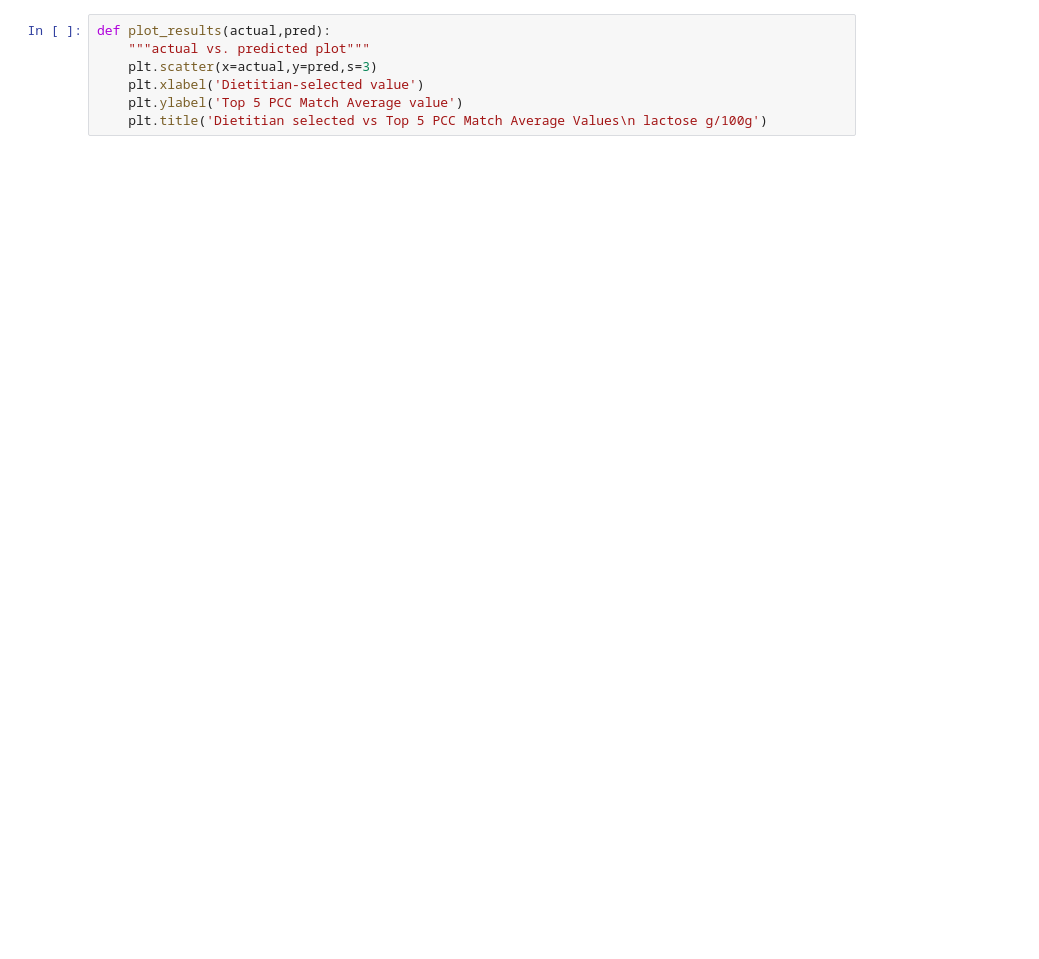
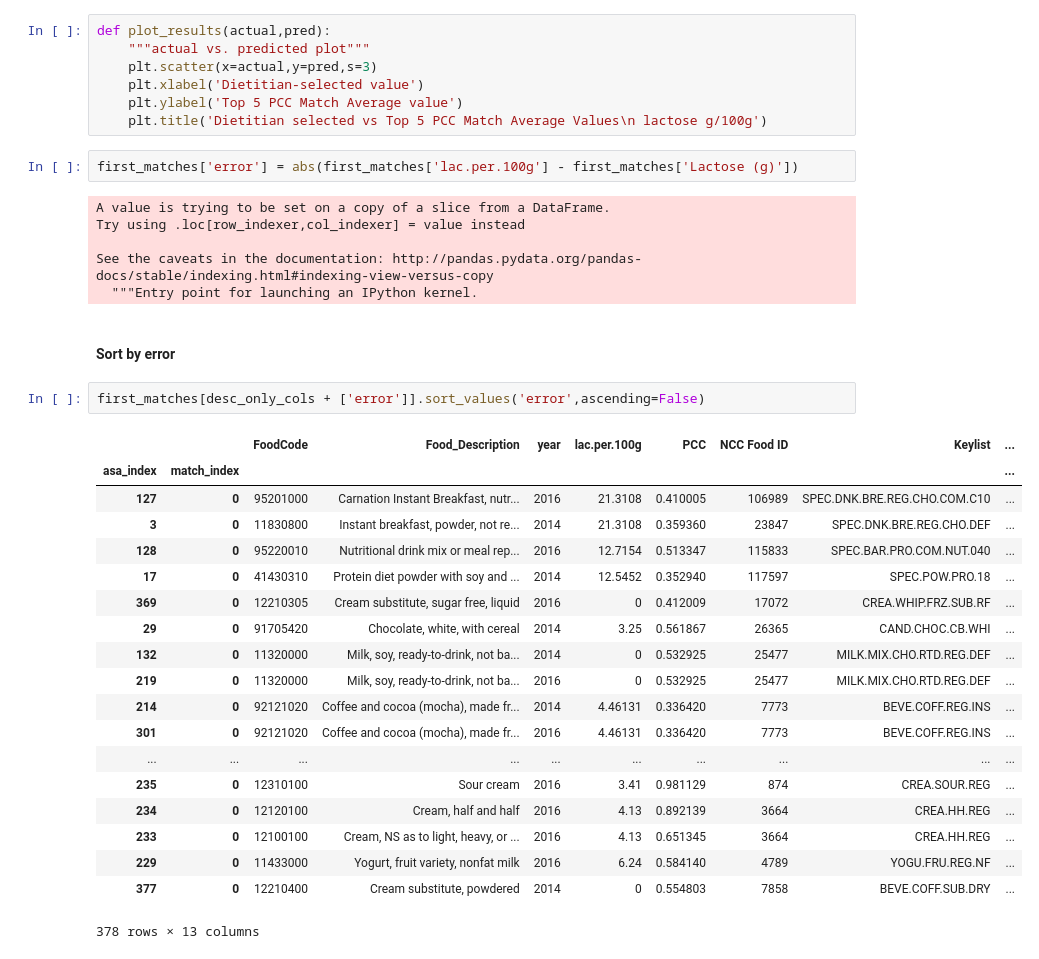
Before and after one commit to IBPA/dairy_matching, a Jupyter notebook: scripts/matching_pcc.ipynb, the cells around one changed output. Cells and saved outputs as stored; diff of their text form; blank space fills up the shorter version.

```diff
--- a/scripts/matching_pcc.ipynb
+++ b/scripts/matching_pcc.ipynb
@@ -370,3 +315,35 @@ def plot_results(actual,pred):
     plt.xlabel('Dietitian-selected value')
     plt.ylabel('Top 5 PCC Match Average value')
     plt.title('Dietitian selected vs Top 5 PCC Match Average Values\n lactose g/100g')
+# %%
+first_matches['error'] = abs(first_matches['lac.per.100g'] - first_matches['Lactose (g)'])
+# %% [output]
+A value is trying to be set on a copy of a slice from a DataFrame.
+Try using .loc[row_indexer,col_indexer] = value instead
+
+See the caveats in the documentation: http://pandas.pydata.org/pandas-docs/stable/indexing.html#indexing-view-versus-copy
+  """Entry point for launching an IPython kernel.
+# %% [markdown]
+#### Sort by error
+# %%
+first_matches[desc_only_cols + ['error']].sort_values('error',ascending=False)
+# %% [output]
+|  |  | FoodCode | Food_Description | year | lac.per.100g | PCC | NCC Food ID | Keylist | ... |
+| asa_index | match_index |  |  |  |  |  |  |  | ... |
+| 127 | 0 | 95201000 | Carnation Instant Breakfast, nutr... | 2016 | 21.3108 | 0.410005 | 106989 | SPEC.DNK.BRE.REG.CHO.COM.C10 | ... |
+| 3 | 0 | 11830800 | Instant breakfast, powder, not re... | 2014 | 21.3108 | 0.359360 | 23847 | SPEC.DNK.BRE.REG.CHO.DEF | ... |
+| 128 | 0 | 95220010 | Nutritional drink mix or meal rep... | 2016 | 12.7154 | 0.513347 | 115833 | SPEC.BAR.PRO.COM.NUT.040 | ... |
+| 17 | 0 | 41430310 | Protein diet powder with soy and ... | 2014 | 12.5452 | 0.352940 | 117597 | SPEC.POW.PRO.18 | ... |
+| 369 | 0 | 12210305 | Cream substitute, sugar free, liquid | 2016 | 0 | 0.412009 | 17072 | CREA.WHIP.FRZ.SUB.RF | ... |
+| 29 | 0 | 91705420 | Chocolate, white, with cereal | 2014 | 3.25 | 0.561867 | 26365 | CAND.CHOC.CB.WHI | ... |
+| 132 | 0 | 11320000 | Milk, soy, ready-to-drink, not ba... | 2014 | 0 | 0.532925 | 25477 | MILK.MIX.CHO.RTD.REG.DEF | ... |
+| 219 | 0 | 11320000 | Milk, soy, ready-to-drink, not ba... | 2016 | 0 | 0.532925 | 25477 | MILK.MIX.CHO.RTD.REG.DEF | ... |
+| 214 | 0 | 92121020 | Coffee and cocoa (mocha), made fr... | 2014 | 4.46131 | 0.336420 | 7773 | BEVE.COFF.REG.INS | ... |
+| 301 | 0 | 92121020 | Coffee and cocoa (mocha), made fr... | 2016 | 4.46131 | 0.336420 | 7773 | BEVE.COFF.REG.INS | ... |
+| ... | ... | ... | ... | ... | ... | ... | ... | ... | ... |
+| 235 | 0 | 12310100 | Sour cream | 2016 | 3.41 | 0.981129 | 874 | CREA.SOUR.REG | ... |
+| 234 | 0 | 12120100 | Cream, half and half | 2016 | 4.13 | 0.892139 | 3664 | CREA.HH.REG | ... |
+| 233 | 0 | 12100100 | Cream, NS as to light, heavy, or ... | 2016 | 4.13 | 0.651345 | 3664 | CREA.HH.REG | ... |
+| 229 | 0 | 11433000 | Yogurt, fruit variety, nonfat milk | 2016 | 6.24 | 0.584140 | 4789 | YOGU.FRU.REG.NF | ... |
+| 377 | 0 | 12210400 | Cream substitute, powdered | 2014 | 0 | 0.554803 | 7858 | BEVE.COFF.SUB.DRY | ... |
+378 rows × 13 columns
```
Also changed, not shown: parts of 16 cells of this notebook.
